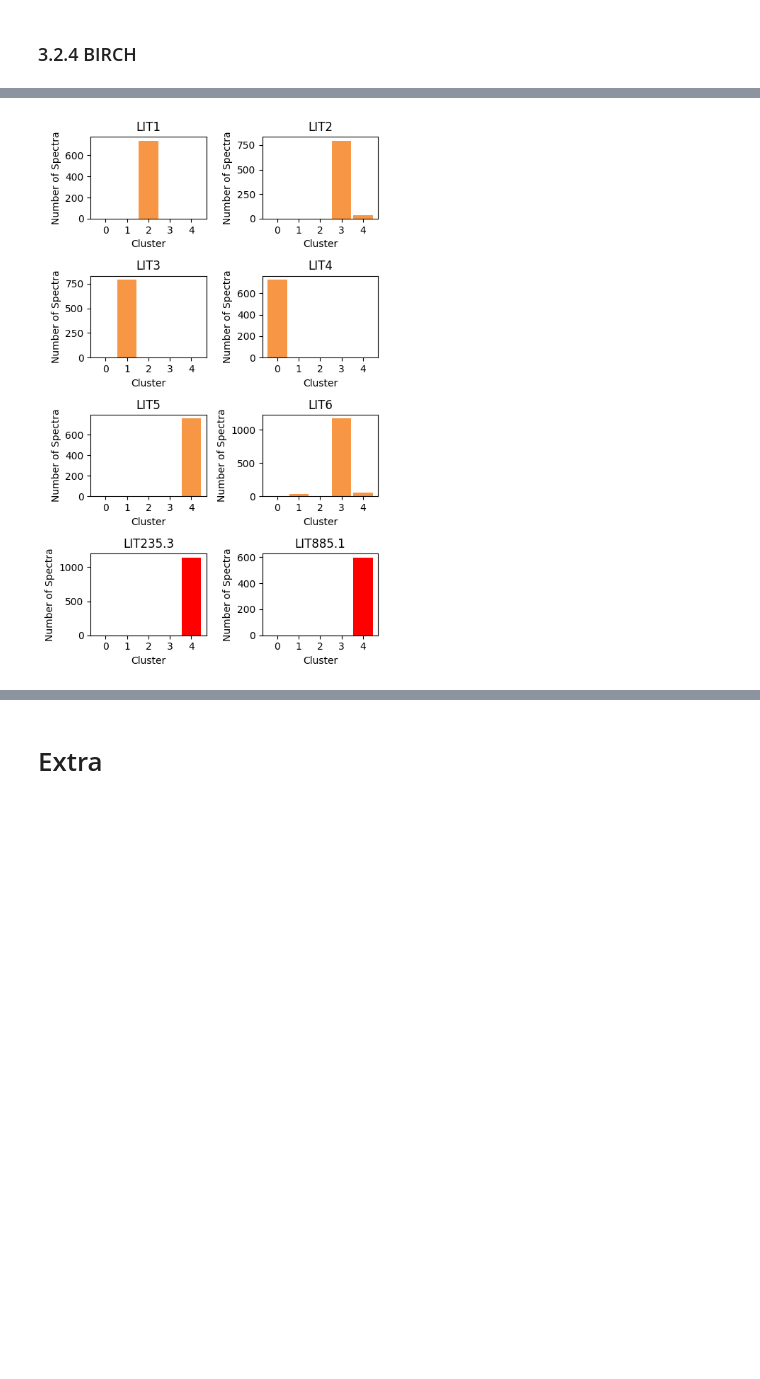
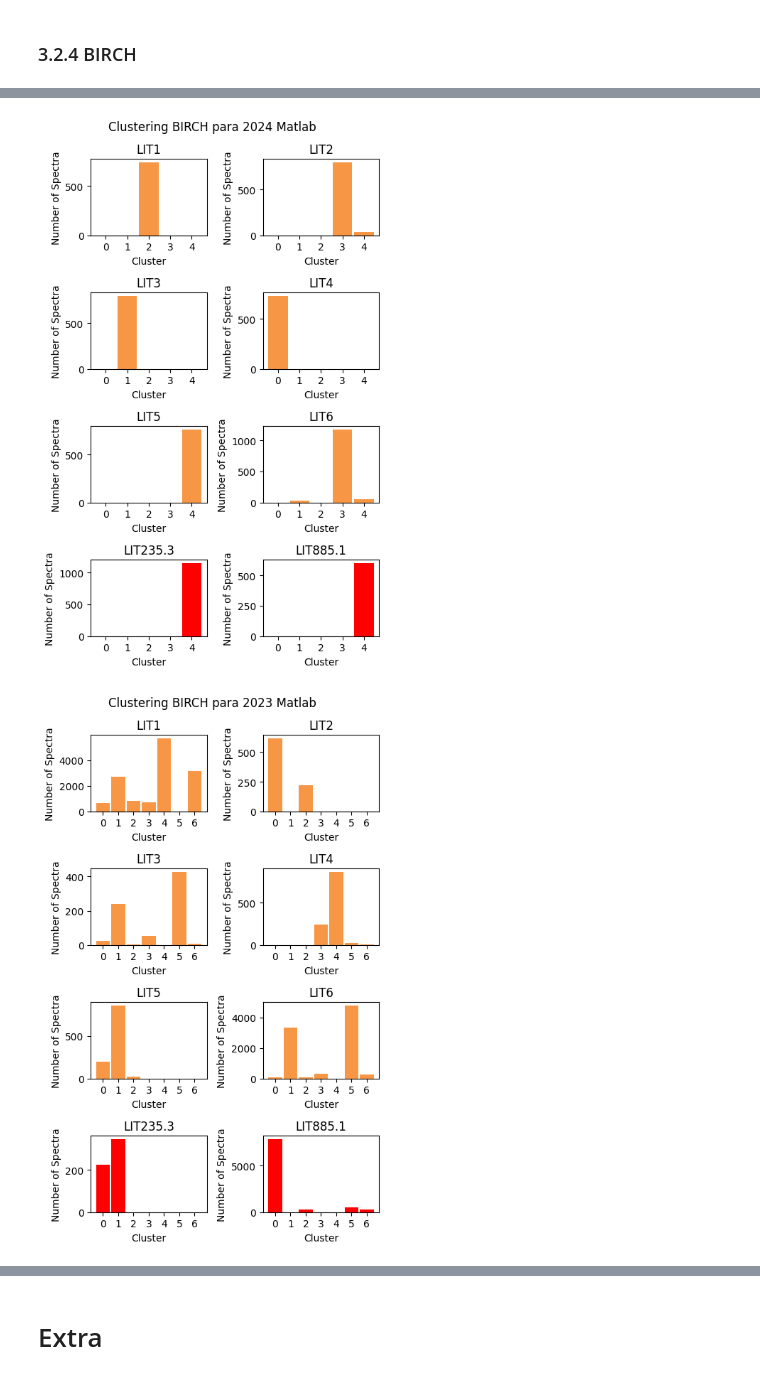
Before and after one commit to andreaperezasen/TFM-ML-Raman-Conchas-Arqueologicas, a Jupyter notebook: Code/Notebooks/main.ipynb, the cells around one changed output, grey strips where cells are left out. Drawn from its saved outputs; the diff is of its cells as text; code cells hidden in the pictures; blank space fills up the shorter version.

```diff
--- a/Code/Notebooks/main.ipynb
+++ b/Code/Notebooks/main.ipynb
@@ -503,12 +532,12 @@ def clustering_AHC(data, n_clusters):
 
 
 data_sonda_2024_Matlab_copy, tiempo_2024_Matlab_AHC = clustering_AHC(data_sonda_2024_Matlab_copy, 5)
-# data_sonda_2023_Matlab_copy, tiempo_2023_Matlab_AHC = clustering_AHC(data_sonda_2023_Matlab_copy, 7)
-# data_sonda_2024_Python_copy, tiempo_2024_Python_AHC = clustering_AHC(data_sonda_2024_Python_copy, 5)
-# data_nanobase_copy, tiempo_nanobase_AHC = clustering_AHC(data_nanobase_copy, 5)
+data_sonda_2023_Matlab_copy, tiempo_2023_Matlab_AHC = clustering_AHC(data_sonda_2023_Matlab_copy, 7)
+data_sonda_2024_Python_copy, tiempo_2024_Python_AHC = clustering_AHC(data_sonda_2024_Python_copy, 5)
+data_nanobase_copy, tiempo_nanobase_AHC = clustering_AHC(data_nanobase_copy, 5)
 
 print(f"Tiempo de ejecución de clustering AHC para dataset de 2024 Matlab: {tiempo_2024_Matlab_AHC:.2f} segundos")
-# print(f"Tiempo de ejecución de clustering AHC para dataset de 2023 Matlab: {tiempo_2023_Matlab_AHC:.2f} segundos")
-# print(f"Tiempo de ejecución de clustering AHC para dataset de 2024 Python: {tiempo_2024_Python_AHC:.2f} segundos")
-# print(f"Tiempo de ejecución de clustering AHC para dataset de Nanobase: {tiempo_nanobase_AHC:.2f} segundos")
+print(f"Tiempo de ejecución de clustering AHC para dataset de 2023 Matlab: {tiempo_2023_Matlab_AHC:.2f} segundos")
+print(f"Tiempo de ejecución de clustering AHC para dataset de 2024 Python: {tiempo_2024_Python_AHC:.2f} segundos")
+print(f"Tiempo de ejecución de clustering AHC para dataset de Nanobase: {tiempo_nanobase_AHC:.2f} segundos")
 # %% [output]
@@ -593,11 +632,11 @@ def clustering_BIRCH(data, n_clusters):
     return data, tiempo
 # %%
 data_sonda_2024_Matlab_copy, tiempo_2024_Matlab_BIRCH = clustering_BIRCH(data_sonda_2024_Matlab_copy, 5)
-# data_sonda_2023_Matlab_copy, tiempo_2023_Matlab_BIRCH = clustering_BIRCH(data_sonda_2023_Matlab_copy, 7)
-# data_sonda_2024_Python_copy, tiempo_2024_Python_BIRCH = clustering_BIRCH(data_sonda_2024_Python_copy, 5)
-# data_nanobase_copy, tiempo_nanobase_BIRCH = clustering_BIRCH(data_nanobase_copy, 5)
+data_sonda_2023_Matlab_copy, tiempo_2023_Matlab_BIRCH = clustering_BIRCH(data_sonda_2023_Matlab_copy, 7)
+data_sonda_2024_Python_copy, tiempo_2024_Python_BIRCH = clustering_BIRCH(data_sonda_2024_Python_copy, 5)
+data_nanobase_copy, tiempo_nanobase_BIRCH = clustering_BIRCH(data_nanobase_copy, 5)
 
-# print(f"Tiempo de ejecución de clustering AHC para dataset de 2024 Matlab: {tiempo_2024_Matlab_BIRCH:.2f} segundos")
-# print(f"Tiempo de ejecución de clustering AHC para dataset de 2023 Matlab: {tiempo_2023_Matlab_BIRCH:.2f} segundos")
-# print(f"Tiempo de ejecución de clustering AHC para dataset de 2024 Python: {tiempo_2024_Python_BIRCH:.2f} segundos")
-# print(f"Tiempo de ejecución de clustering AHC para dataset de Nanobase: {tiempo_nanobase_BIRCH:.2f} segundos")
+print(f"Tiempo de ejecución de clustering AHC para dataset de 2024 Matlab: {tiempo_2024_Matlab_BIRCH:.2f} segundos")
+print(f"Tiempo de ejecución de clustering AHC para dataset de 2023 Matlab: {tiempo_2023_Matlab_BIRCH:.2f} segundos")
+print(f"Tiempo de ejecución de clustering AHC para dataset de 2024 Python: {tiempo_2024_Python_BIRCH:.2f} segundos")
+print(f"Tiempo de ejecución de clustering AHC para dataset de Nanobase: {tiempo_nanobase_BIRCH:.2f} segundos")
@@ -604,12 +648,13 @@ data_sonda_2024_Matlab_copy, tiempo_2024_Matlab_BIRCH = clustering_BIRCH(data_so
 # %%
-plot_clusters_class_8muestras_2col(data_sonda_2024_Matlab_copy, muestras_ordenadas,'Cluster_BIRCH', title = "BIRCH Clustering para 2024 Matlab", color_tipo = "#F79645")
-# plot_clusters_class_8muestras_2col(data_sonda_2023_Matlab_copy, muestras_ordenadas,'Cluster_BIRCH', title = "BIRCH Clustering para 2023 Matlab", color_tipo = "#ff7f0e")
-# plot_clusters_class_8muestras_2col(data_sonda_2024_Python_copy, muestras_ordenadas,'Cluster_BIRCH', title = "BIRCH Clustering para 2024 Python", color_tipo = "#ff7f0e")
-# plot_clusters_class_8muestras_2col(data_nanobase_copy, muestras_ordenadas,'Cluster_BIRCH', title = "BIRCH Clustering para Nanobase", color_tipo = "#FFCC79")
+plot_clusters_class_8muestras_2col(data_sonda_2024_Matlab_copy, muestras_ordenadas,'Cluster_BIRCH', title = "Clustering BIRCH para 2024 Matlab", color_tipo = "#F79645")
+plot_clusters_class_8muestras_2col(data_sonda_2023_Matlab_copy, muestras_ordenadas,'Cluster_BIRCH', title = "Clustering BIRCH para 2023 Matlab", color_tipo = "#F79645")
+plot_clusters_class_8muestras_2col(data_sonda_2024_Python_copy, muestras_ordenadas,'Cluster_BIRCH', title = "Clustering BIRCH para 2024 Python", color_tipo = "#F79645")
+plot_clusters_class_8muestras_2col(data_nanobase_copy, muestras_ordenadas,'Cluster_BIRCH', title = "Clustering para BIRCH Nanobase", color_tipo = "#F79645")
 
-# plot_clusters_class_8muestras_4col(data_sonda_2024_Matlab_copy, muestras_ordenadas,tipo_cluster="Cluster_BIRCH", title = "BIRCH Clustering para 2024 Matlab", color_tipo = "#FFCC79")
-# plot_clusters_class_8muestras_4col(data_sonda_2023_Matlab_copy, muestras_ordenadas,tipo_cluster="Cluster_BIRCH", title = "BIRCH Clustering para 2023 Matlab", color_tipo = "#FFCC79")
-# plot_clusters_class_8muestras_4col(data_sonda_2024_Python_copy, muestras_ordenadas,tipo_cluster="Cluster_BIRCH", title = "BIRCH Clustering para 2024 Python", color_tipo = "#FFCC79")
-# plot_clusters_class_8muestras_4col(data_nanobase_copy, muestras_ordenadas,tipo_cluster="Cluster_BIRCH", title = "BIRCH Clustering para Nanobase", color_tipo = "#FFCC79")
+plot_clusters_class_8muestras_4col(data_sonda_2024_Matlab_copy, muestras_ordenadas,tipo_cluster="Cluster_BIRCH", title = "BIRCH Clustering para 2024 Matlab", color_tipo = "#F79645")
+plot_clusters_class_8muestras_4col(data_sonda_2023_Matlab_copy, muestras_ordenadas,tipo_cluster="Cluster_BIRCH", title = "BIRCH Clustering para 2023 Matlab", color_tipo = "#F79645")
+plot_clusters_class_8muestras_4col(data_sonda_2024_Python_copy, muestras_ordenadas,tipo_cluster="Cluster_BIRCH", title = "BIRCH Clustering para 2024 Python", color_tipo = "#F79645")
+plot_clusters_class_8muestras_4col(data_nanobase_copy, muestras_ordenadas,tipo_cluster="Cluster_BIRCH", title = "BIRCH Clustering para Nanobase", color_tipo = "#F79645")
 # %% [output]
-[figure, old version]
+[figure, new version]
+[figure, added]
```
Also changed, not shown: parts of 12 cells of this notebook.
